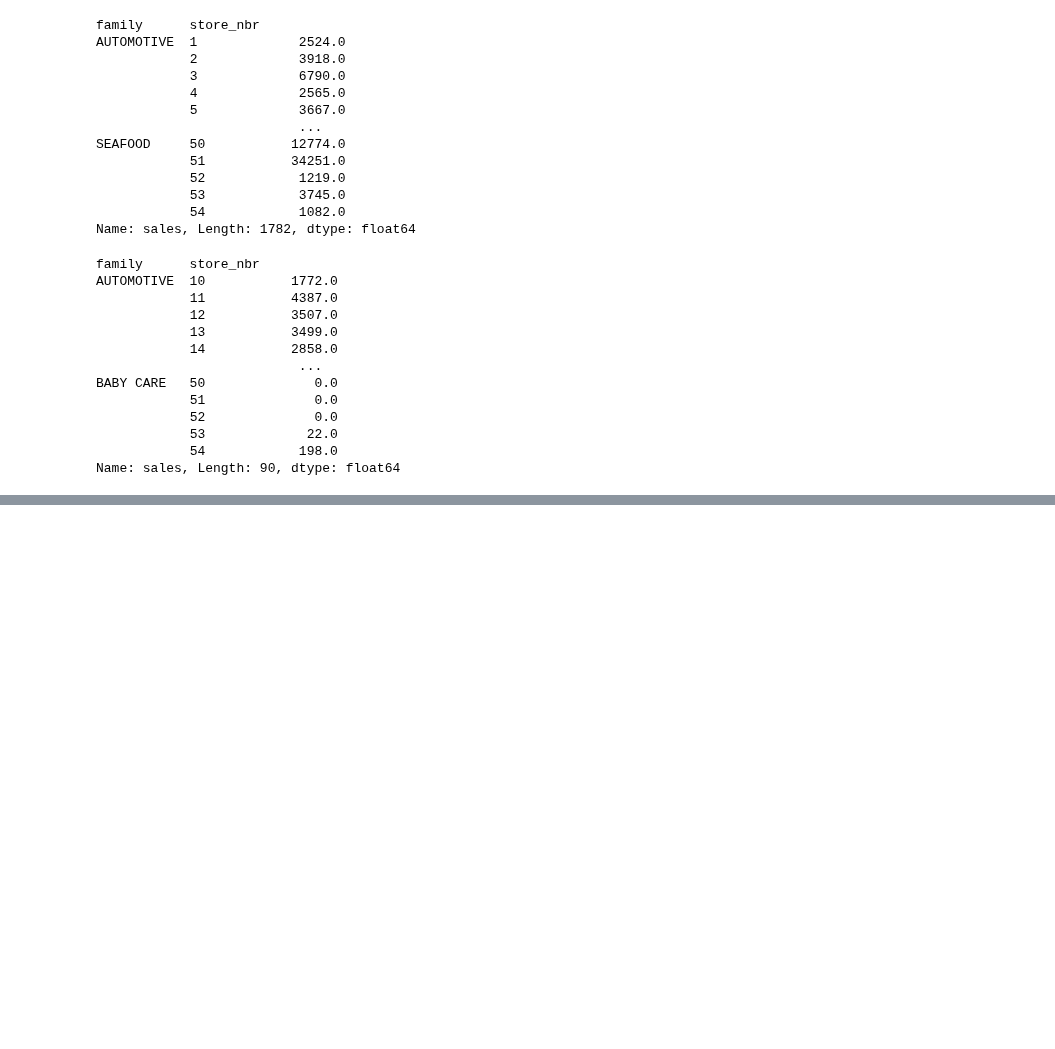
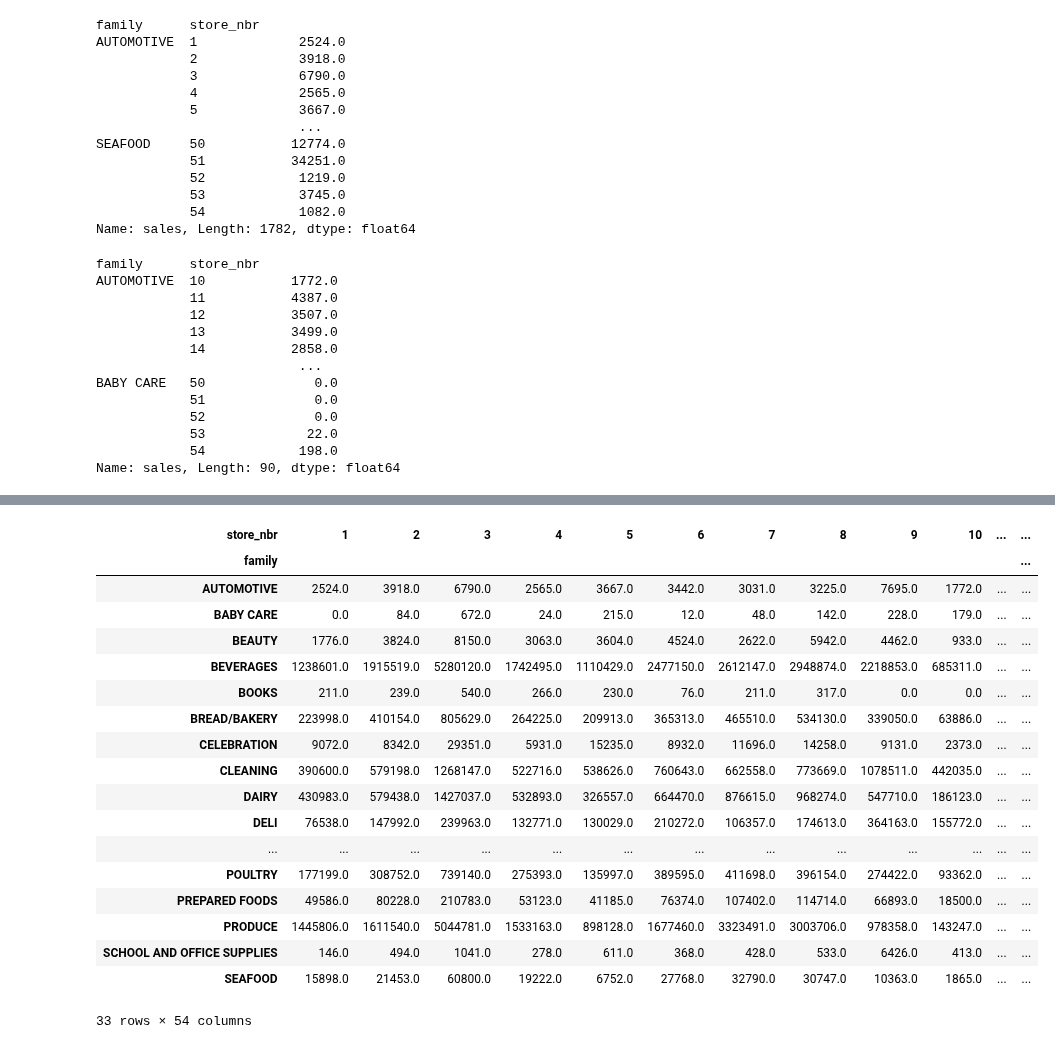
Before and after one commit to lingeshnafeax/DataScience, a Jupyter notebook: Numpy Pandas/DataFrame.ipynb, the cells around one changed output, grey strips where cells are left out. Cells and saved outputs as stored; diff of their text form; code cells hidden in the pictures; blank space fills up the shorter version.

```diff
--- a/Numpy Pandas/DataFrame.ipynb
+++ b/Numpy Pandas/DataFrame.ipynb
@@ -89,0 +161,22 @@ sales.sort_values(by=[("sales","sum")],ascending=False)
+# %%
+df.pivot_table(index="family",columns="store_nbr",values="sales",aggfunc="sum").round()
+# %% [output]
+| store_nbr | 1 | 2 | 3 | 4 | 5 | 6 | 7 | 8 | 9 | 10 | ... | ... |
+| family |  |  |  |  |  |  |  |  |  |  |  | ... |
+| AUTOMOTIVE | 2524.0 | 3918.0 | 6790.0 | 2565.0 | 3667.0 | 3442.0 | 3031.0 | 3225.0 | 7695.0 | 1772.0 | ... | ... |
+| BABY CARE | 0.0 | 84.0 | 672.0 | 24.0 | 215.0 | 12.0 | 48.0 | 142.0 | 228.0 | 179.0 | ... | ... |
+| BEAUTY | 1776.0 | 3824.0 | 8150.0 | 3063.0 | 3604.0 | 4524.0 | 2622.0 | 5942.0 | 4462.0 | 933.0 | ... | ... |
+| BEVERAGES | 1238601.0 | 1915519.0 | 5280120.0 | 1742495.0 | 1110429.0 | 2477150.0 | 2612147.0 | 2948874.0 | 2218853.0 | 685311.0 | ... | ... |
+| BOOKS | 211.0 | 239.0 | 540.0 | 266.0 | 230.0 | 76.0 | 211.0 | 317.0 | 0.0 | 0.0 | ... | ... |
+| BREAD/BAKERY | 223998.0 | 410154.0 | 805629.0 | 264225.0 | 209913.0 | 365313.0 | 465510.0 | 534130.0 | 339050.0 | 63886.0 | ... | ... |
+| CELEBRATION | 9072.0 | 8342.0 | 29351.0 | 5931.0 | 15235.0 | 8932.0 | 11696.0 | 14258.0 | 9131.0 | 2373.0 | ... | ... |
+| CLEANING | 390600.0 | 579198.0 | 1268147.0 | 522716.0 | 538626.0 | 760643.0 | 662558.0 | 773669.0 | 1078511.0 | 442035.0 | ... | ... |
+| DAIRY | 430983.0 | 579438.0 | 1427037.0 | 532893.0 | 326557.0 | 664470.0 | 876615.0 | 968274.0 | 547710.0 | 186123.0 | ... | ... |
+| DELI | 76538.0 | 147992.0 | 239963.0 | 132771.0 | 130029.0 | 210272.0 | 106357.0 | 174613.0 | 364163.0 | 155772.0 | ... | ... |
+| ... | ... | ... | ... | ... | ... | ... | ... | ... | ... | ... | ... | ... |
+| POULTRY | 177199.0 | 308752.0 | 739140.0 | 275393.0 | 135997.0 | 389595.0 | 411698.0 | 396154.0 | 274422.0 | 93362.0 | ... | ... |
+| PREPARED FOODS | 49586.0 | 80228.0 | 210783.0 | 53123.0 | 41185.0 | 76374.0 | 107402.0 | 114714.0 | 66893.0 | 18500.0 | ... | ... |
+| PRODUCE | 1445806.0 | 1611540.0 | 5044781.0 | 1533163.0 | 898128.0 | 1677460.0 | 3323491.0 | 3003706.0 | 978358.0 | 143247.0 | ... | ... |
+| SCHOOL AND OFFICE SUPPLIES | 146.0 | 494.0 | 1041.0 | 278.0 | 611.0 | 368.0 | 428.0 | 533.0 | 6426.0 | 413.0 | ... | ... |
+| SEAFOOD | 15898.0 | 21453.0 | 60800.0 | 19222.0 | 6752.0 | 27768.0 | 32790.0 | 30747.0 | 10363.0 | 1865.0 | ... | ... |
+33 rows × 54 columns
```
Also changed, not shown: parts of 11 cells of this notebook.
